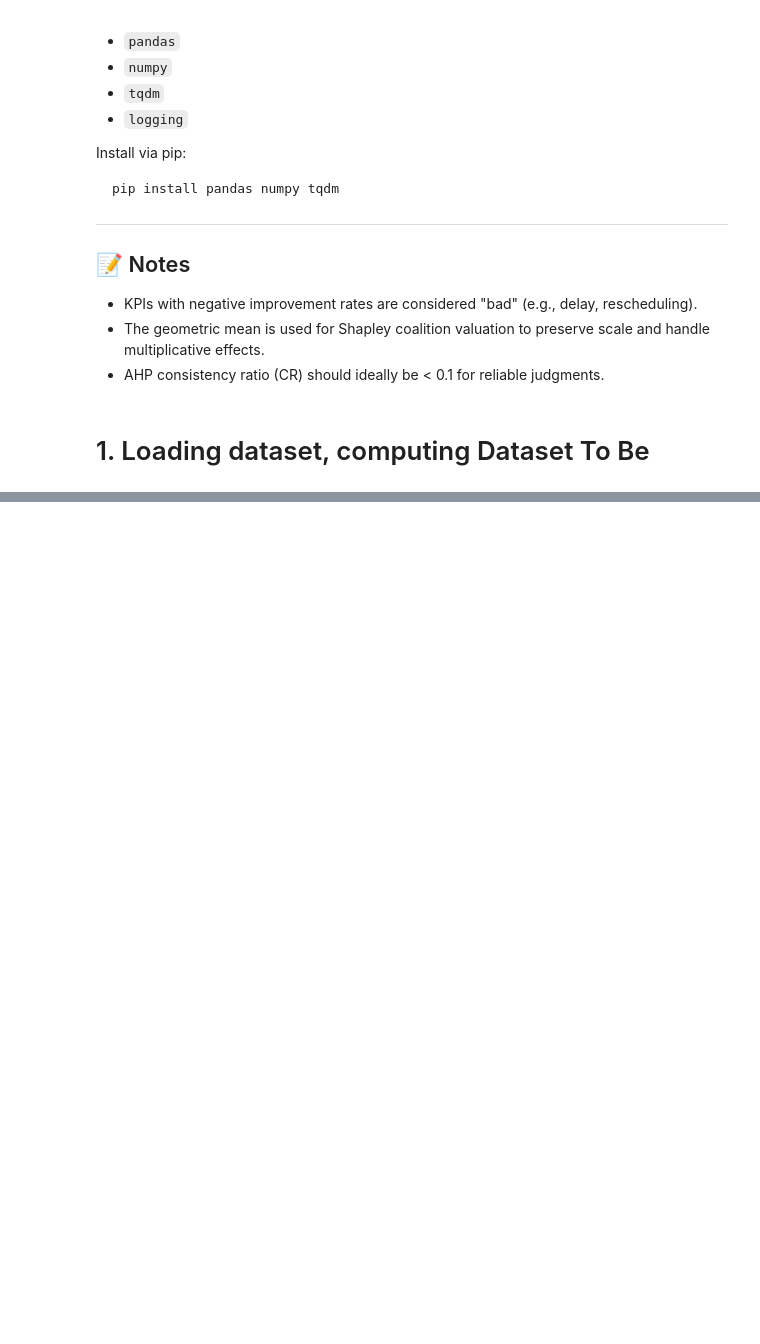
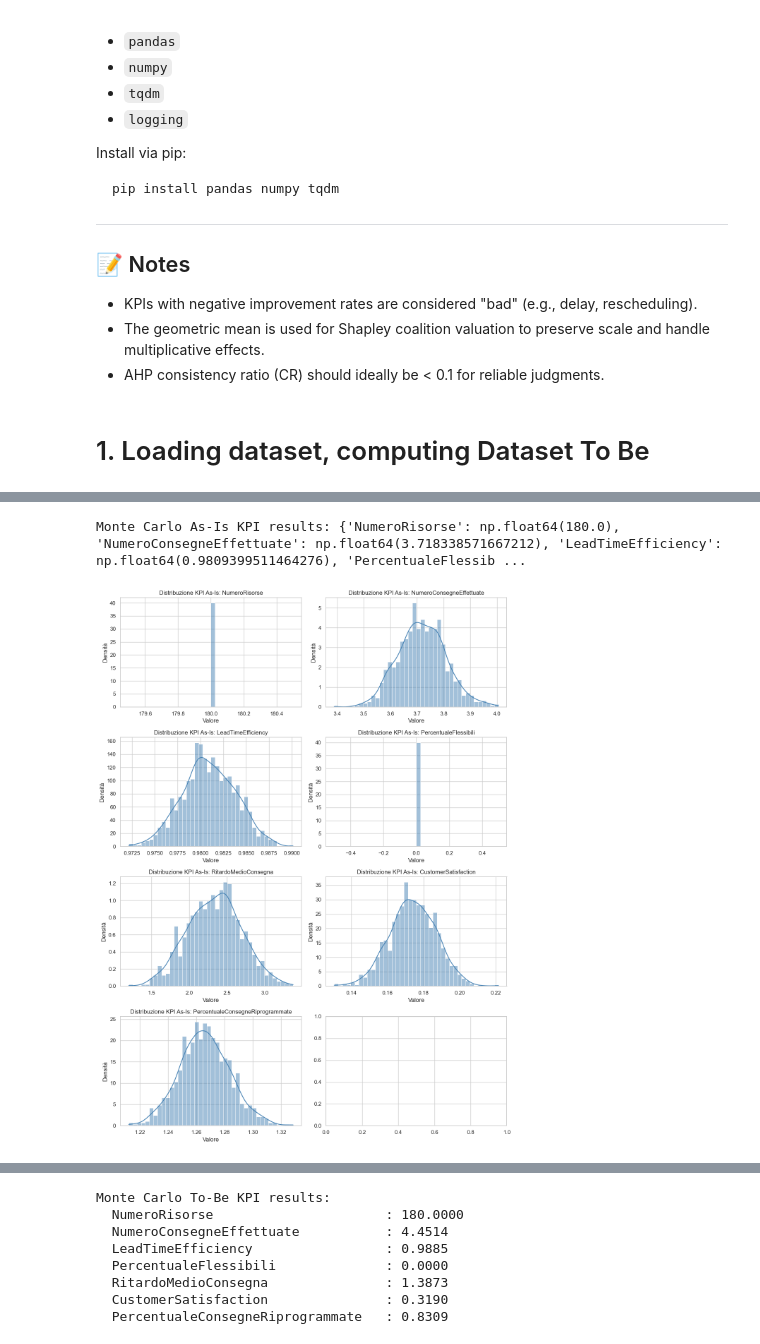
Before and after one commit to giutala/lamp, a Jupyter notebook: plswork.ipynb, the cells around one changed output, grey strips where cells are left out. Cells and saved outputs as stored; diff of their text form; code cells hidden in the pictures; blank space fills up the shorter version.

```diff
--- a/plswork.ipynb
+++ b/plswork.ipynb
@@ -97,0 +326,4 @@ pip install pandas numpy tqdm
+# %%
+monte_asis_means, monte_asis_data = monte_carlo_kpis(df)
+monte_tobe_means, monte_tobe_data = monte_carlo_tobe(df, feature_improvements)
+# %% [output]
@@ -97,0 +332,2 @@ pip install pandas numpy tqdm
+Monte Carlo As-Is KPI results: {'NumeroRisorse': np.float64(180.0), 'NumeroConsegneEffettuate': np.float64(3.718338571667212), 'LeadTimeEfficiency': np.float64(0.9809399511464276), 'PercentualeFlessib ...
+[figure, added]
@@ -97,0 +336,8 @@ pip install pandas numpy tqdm
+Monte Carlo To-Be KPI results:
+  NumeroRisorse                      : 180.0000
+  NumeroConsegneEffettuate           : 4.4514
+  LeadTimeEfficiency                 : 0.9885
+  PercentualeFlessibili              : 0.0000
+  RitardoMedioConsegna               : 1.3873
+  CustomerSatisfaction               : 0.3190
+  PercentualeConsegneRiprogrammate   : 0.8309
```
Also changed, not shown: parts of 16 cells of this notebook.
